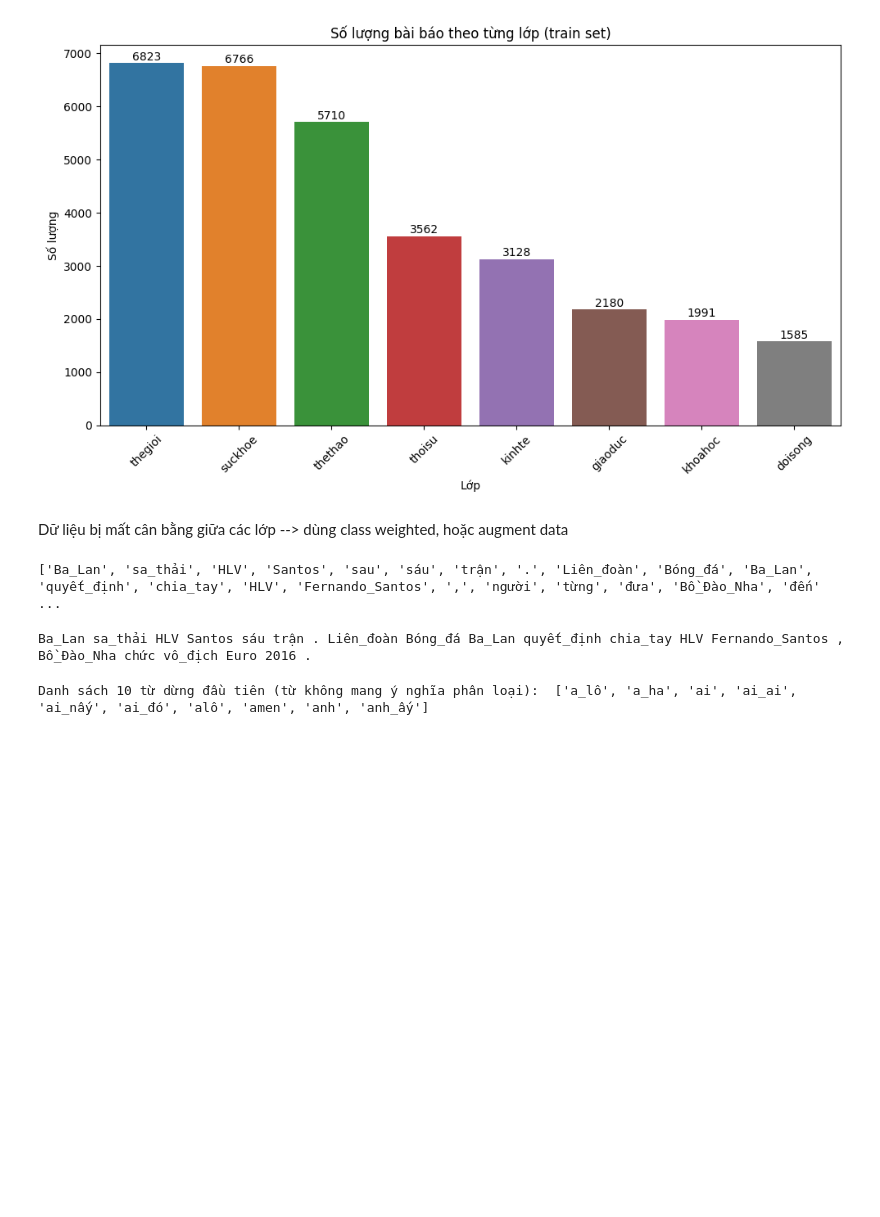
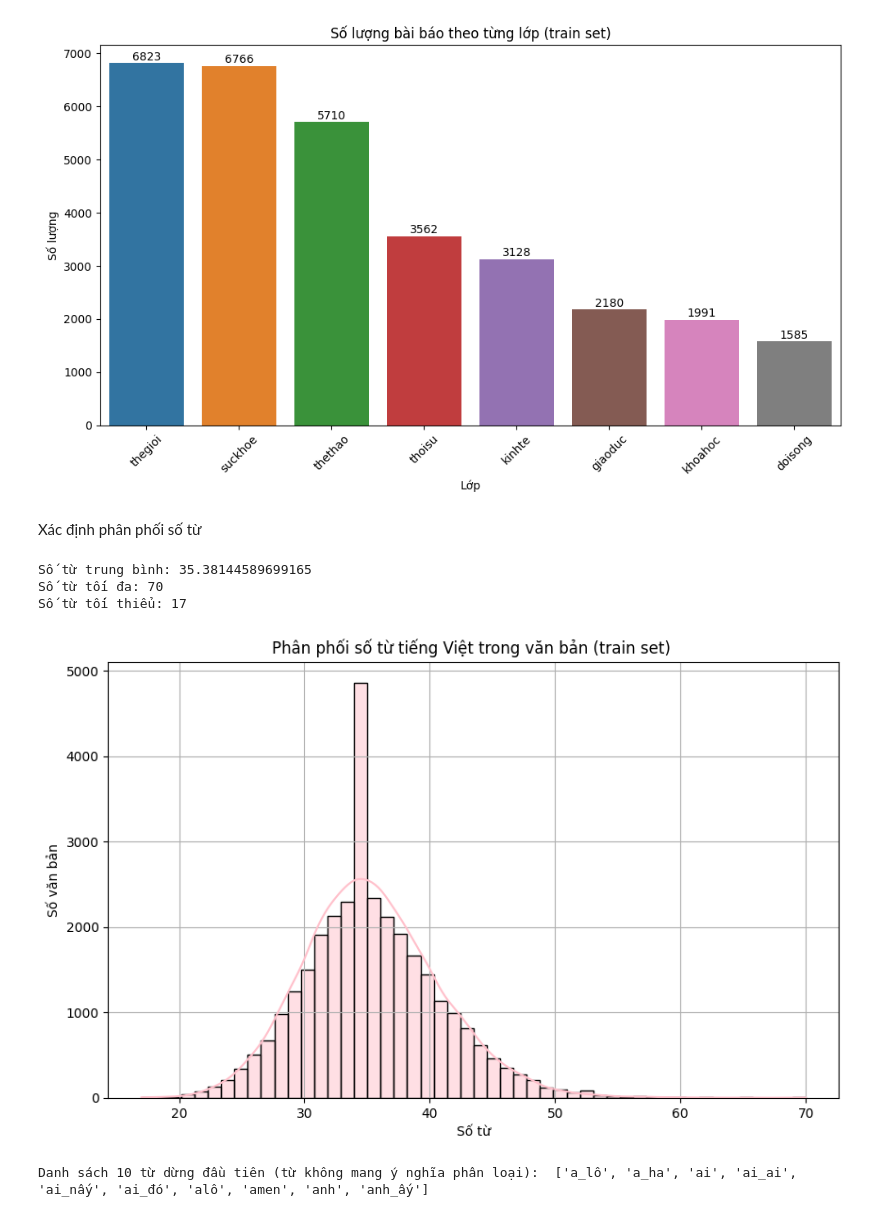
Before and after one commit to kwspringkle/nhapmonAI, a Jupyter notebook: nhapmonai.ipynb, the cells around one changed output. Cells and saved outputs as stored; diff of their text form; code cells hidden in the pictures; blank space fills up the shorter version.

```diff
--- a/nhapmonai.ipynb
+++ b/nhapmonai.ipynb
@@ -82,13 +96,27 @@ plt.tight_layout()
 plt.show()
 # %% [output]
 [figure]
-# %% [markdown]
-Dữ liệu bị mất cân bằng giữa các lớp --> dùng class weighted, hoặc augment data
-# %%
-tokens = ViTokenizer.tokenize(train_df['văn bản'][0]).split()
-print(tokens)
-# %% [output]
-['Ba_Lan', 'sa_thải', 'HLV', 'Santos', 'sau', 'sáu', 'trận', '.', 'Liên_đoàn', 'Bóng_đá', 'Ba_Lan', 'quyết_định', 'chia_tay', 'HLV', 'Fernando_Santos', ',', 'người', 'từng', 'đưa', 'Bồ_Đào_Nha', 'đến' ...
+# %% [markdown]
+Xác định phân phối số từ
+# %%
+token_counts = train_df['văn bản'].apply(lambda text: len(ViTokenizer.tokenize(text).split()))
+print("Số từ trung bình:", token_counts.mean())
+print("Số từ tối đa:", token_counts.max())
+print("Số từ tối thiểu:", token_counts.min())
+# %% [output]
+Số từ trung bình: 35.38144589699165
+Số từ tối đa: 70
+Số từ tối thiểu: 17
+# %%
+plt.figure(figsize=(10,6))
+sns.histplot(token_counts, bins=50, kde=True, color='pink', edgecolor='black')
+plt.title("Phân phối số từ tiếng Việt trong văn bản (train set) ")
+plt.xlabel("Số từ")
+plt.ylabel("Số văn bản")
+plt.grid(True)
+plt.show()
+# %% [output]
+[figure, added]
 # %%
 with open('/kaggle/input/vietnamese-stopwords/vietnamese_stopwords.txt', 'r', encoding='utf-8') as f:
     stopwords = list(line.strip() for line in f)
@@ -97,11 +125,6 @@ def preprocess(text):
     tokens = ViTokenizer.tokenize(text).split()
     filtered_tokens = [t for t in tokens if t not in stopwords]
     return ' '.join(filtered_tokens)
-
-txt = preprocess(train_df['văn bản'][0])
-print(txt)
-# %% [output]
-Ba_Lan sa_thải HLV Santos sáu trận . Liên_đoàn Bóng_đá Ba_Lan quyết_định chia_tay HLV Fernando_Santos , Bồ_Đào_Nha chức vô_địch Euro 2016 .
 # %%
 print("Danh sách 10 từ dừng đầu tiên (từ không mang ý nghĩa phân loại): ", stopwords[0:10])
 # %% [output]
```
Also changed, not shown: parts of 7 cells of this notebook.
